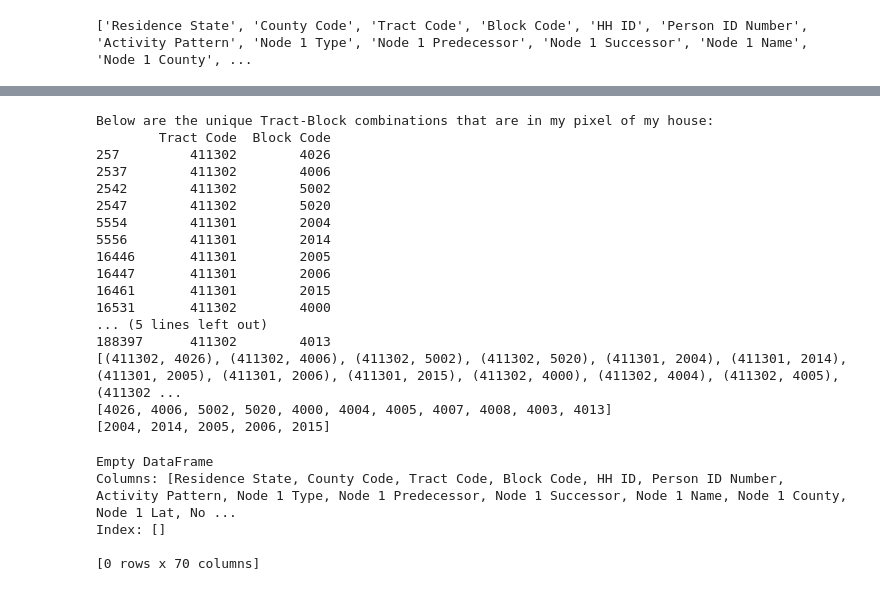
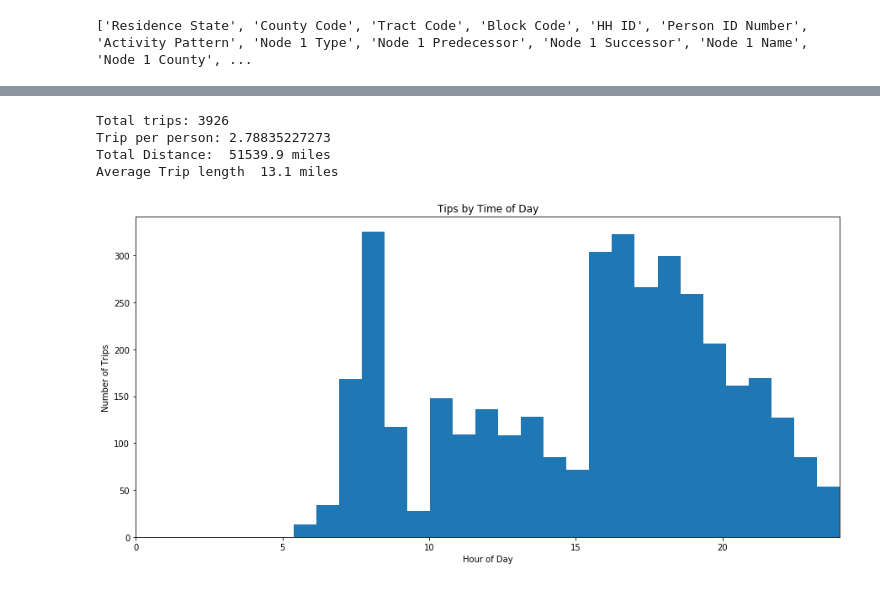
Before and after one commit to michaelweissman/ORF_467_HW7, a Jupyter notebook: ORF_467_HW7.ipynb, the cells around one changed output, grey strips where cells are left out. Cells and saved outputs as stored; diff of their text form; code cells hidden in the pictures.

```diff
--- a/ORF_467_HW7.ipynb
+++ b/ORF_467_HW7.ipynb
@@ -303,34 +243,0 @@ a = nd[['Tract Code', 'Block Code']].drop_duplicates()
-# %%
-print "Below are the unique Tract-Block combinations that are in my pixel of my house:"
-print a
-l = a.values.T.tolist()
-q = []
-arr411302 = []
-arr411301 = []
-for i in range(len(l[0])):
-    q.append((l[0][i], l[1][i]))
-    if (l[0][i] == 411302):
-        arr411302.append(l[1][i])
-    elif (l[0][i] == 411301):
-        arr411301.append(l[1][i])
-print q
-print arr411302
-print arr411301
-# %% [output]
-Below are the unique Tract-Block combinations that are in my pixel of my house:
-        Tract Code  Block Code
-257         411302        4026
-2537        411302        4006
-2542        411302        5002
-2547        411302        5020
-5554        411301        2004
-5556        411301        2014
-16446       411301        2005
-16447       411301        2006
-16461       411301        2015
-16531       411302        4000
-... (5 lines left out)
-188397      411302        4013
-[(411302, 4026), (411302, 4006), (411302, 5002), (411302, 5020), (411301, 2004), (411301, 2014), (411301, 2005), (411301, 2006), (411301, 2015), (411302, 4000), (411302, 4004), (411302, 4005), (411302 ...
-[4026, 4006, 5002, 5020, 4000, 4004, 4005, 4007, 4008, 4003, 4013]
-[2004, 2014, 2005, 2006, 2015]
@@ -340,8 +243,0 @@ isolate = df.loc[((df["Tract Code"] == 411302 & df["Block Code"].isin(arr411302)
-# %%
-print isolate[0:20]
-# %% [output]
-Empty DataFrame
-Columns: [Residence State, County Code, Tract Code, Block Code, HH ID, Person ID Number, Activity Pattern, Node 1 Type, Node 1 Predecessor, Node 1 Successor, Node 1 Name, Node 1 County, Node 1 Lat, No ...
-Index: []
-
-[0 rows x 70 columns]
@@ -347,0 +277,26 @@ Index: []
+# %%
+print "Total trips:", len(l)
+tpp = len(l) / (1.* len(trip_per_person))
+print "Trip per person:", tpp
+print "Total Distance: ", round(total_distance, 1), "miles"
+avg = total_distance / len(l)
+print "Average Trip length ", round(avg,1), "miles"
+
+z = (np.squeeze(l)[:,3])
+b = []
+for i in z:
+    if ((float(i)/(60*60)) > 0 and (float(i)/(60*60) <=24)):
+        b.append(float(i)/(60*60))
+fig, ax = plt.subplots(figsize=(15,7))
+plt.xlabel('Hour of Day')
+plt.ylabel('Number of Trips')
+plt.title("Tips by Time of Day")
+plt.xlim([0,24])
+plt.hist(b, bins=24)
+plt.show()
+# %% [output]
+Total trips: 3926
+Trip per person: 2.78835227273
+Total Distance:  51539.9 miles
+Average Trip length  13.1 miles
+[figure, added]
```
Also changed, not shown: parts of 15 cells of this notebook.
